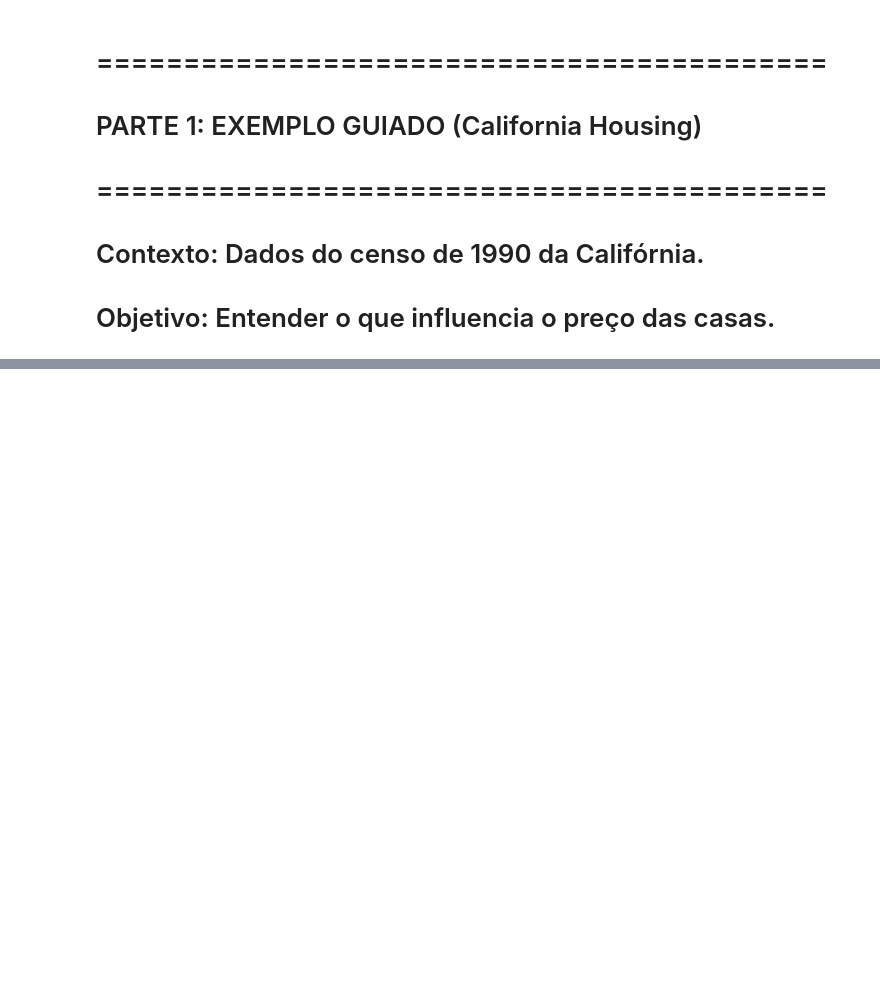
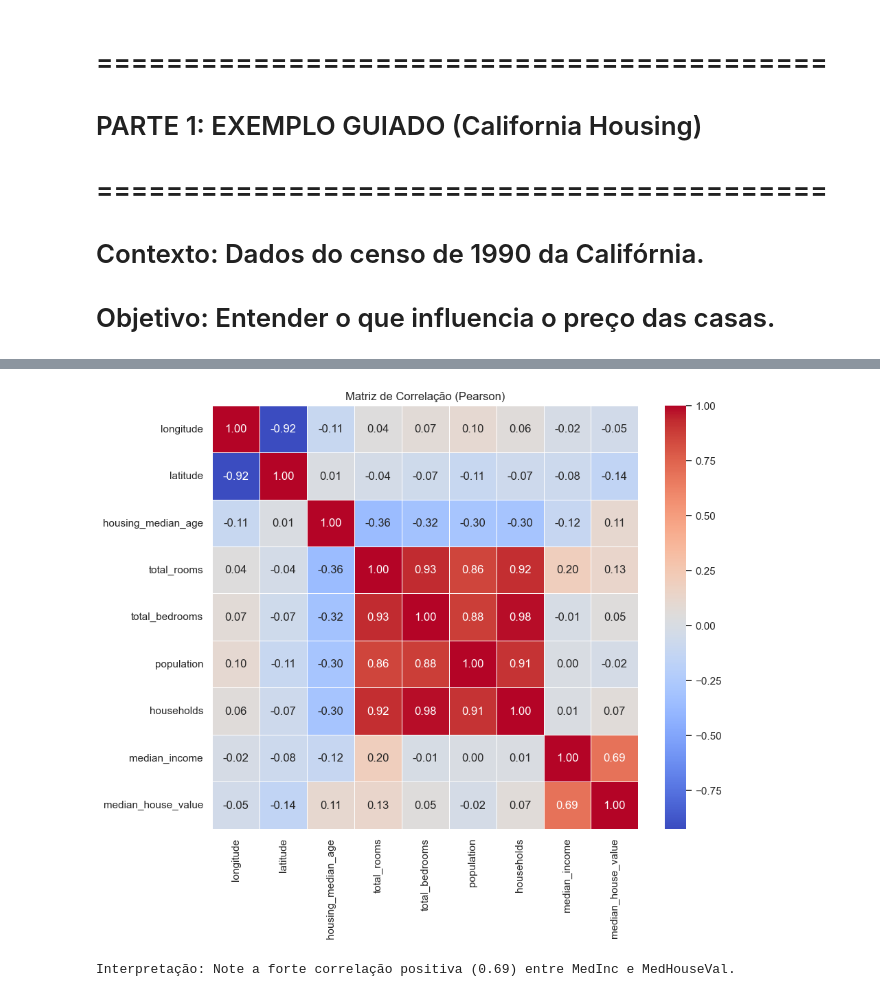
Before and after one commit to obimelo/Curso-MachineLearning-FCUP, a Jupyter notebook: Aulas/Aula02/Aula/aula02_p1.ipynb, the cells around one changed output, grey strips where cells are left out. Cells and saved outputs as stored; diff of their text form; code cells hidden in the pictures; blank space fills up the shorter version.

```diff
--- a/Aulas/Aula02/Aula/aula02_p1.ipynb
+++ b/Aulas/Aula02/Aula/aula02_p1.ipynb
@@ -73,14 +130,17 @@ plt.show()
 # %%
 # Matriz de Correlação
 # Vamos ver a correlação entre todas as variáveis numéricas
-corr_matrix = df.corr(numeric_only=True)
+corr_matrix = df.corr(method='pearson', numeric_only=True)
 
 plt.figure(figsize=(10, 8))
 sns.heatmap(corr_matrix, annot=True, cmap='coolwarm', fmt=".2f", linewidths=0.5)
 plt.title('Matriz de Correlação (Pearson)')
 plt.show()
 
 print("Interpretação: Note a forte correlação positiva (0.69) entre MedInc e MedHouseVal.")
+# %% [output]
+[figure, added]
+Interpretação: Note a forte correlação positiva (0.69) entre MedInc e MedHouseVal.
 # %%
 # ==========================================================
 # 1. PEARSON vs SPEARMAN (Dados Numéricos)
```
Also changed, not shown: parts of 8 cells of this notebook, 6 other files.
